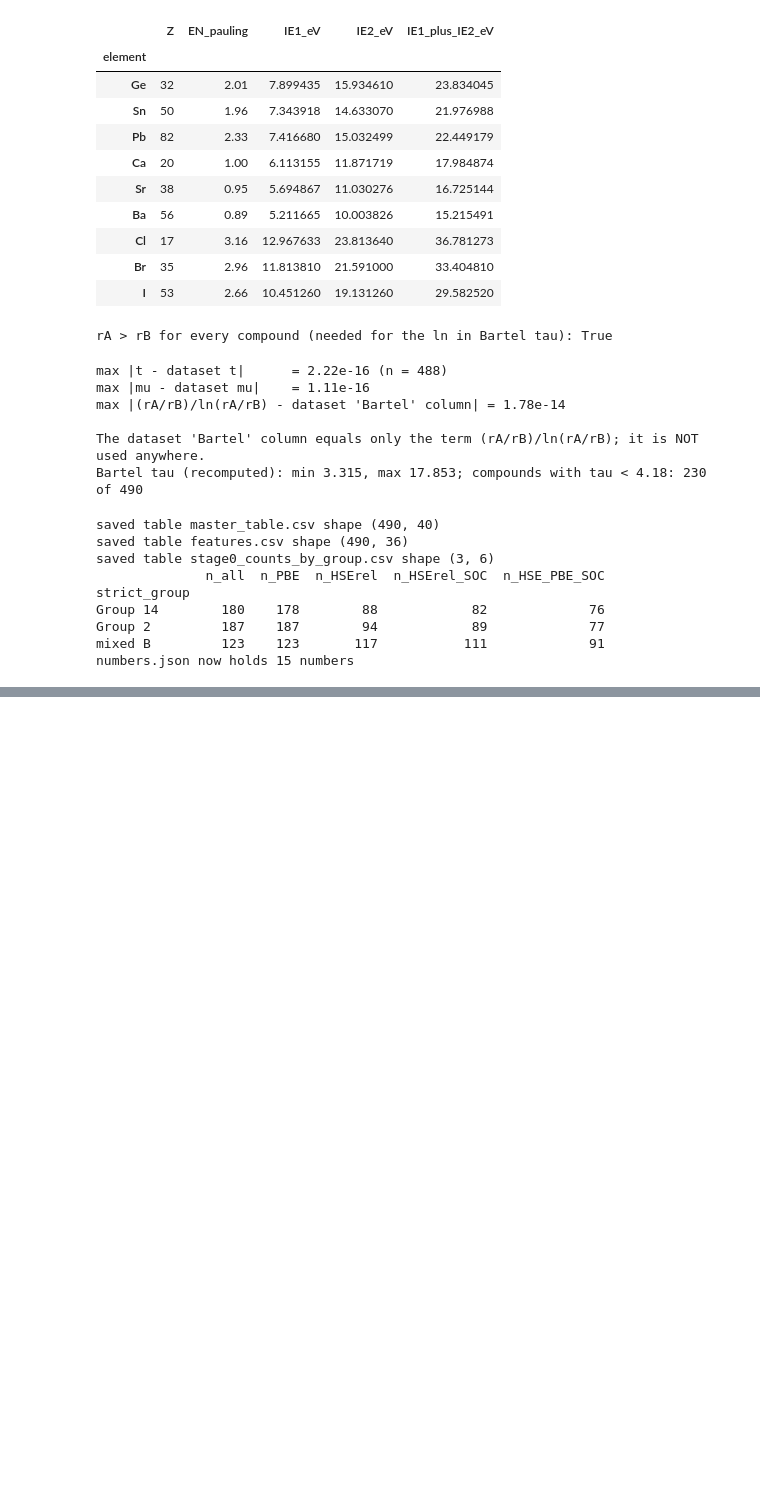
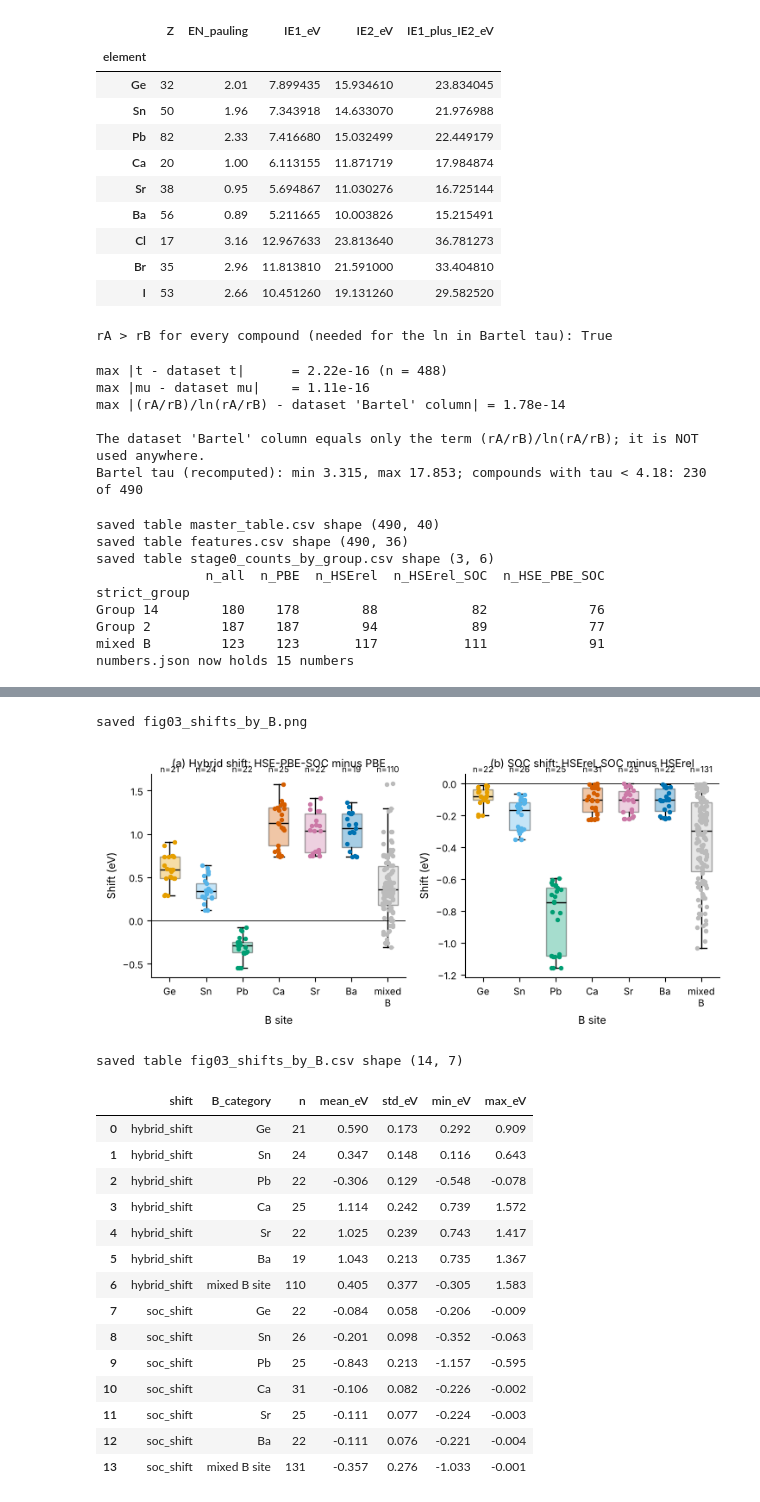
Before and after one commit to jatin-29/BTP-Perovskite, a Jupyter notebook: btp_perovskite.ipynb, the cells around one changed output, grey strips where cells are left out. Cells and saved outputs as stored; diff of their text form; code cells hidden in the pictures; blank space fills up the shorter version.

```diff
--- a/btp_perovskite.ipynb
+++ b/btp_perovskite.ipynb
@@ -648,0 +896,58 @@ numbers.json now holds 15 numbers
+# %%
+# fig03: hybrid shift and SOC shift by B element (single-B compounds) plus the mixed-B compounds
+categories = B_ELEMENTS + ["mixed B site"]
+category_colours = [COLOR_B[e] for e in B_ELEMENTS] + [COLOR_GROUP["mixed B"]]
+fig, axes = plt.subplots(1, 2, figsize=(7.4, 3.4))
+shift_rows = []
+for ax, shift_column, title, letter in zip(axes, ["hybrid_shift", "soc_shift"],
+                                           ["Hybrid shift: HSE-PBE-SOC minus PBE", "SOC shift: HSErel_SOC minus HSErel"], "ab"):
+    data_per_category = []
+    for category in categories:
+        values = features.loc[features["B_category"] == category, shift_column].dropna()
+        data_per_category.append(values.values)
+        shift_rows.append({"shift": shift_column, "B_category": category, "n": len(values), "mean_eV": values.mean(),
+                           "std_eV": values.std(), "min_eV": values.min(), "max_eV": values.max()})
+    box = ax.boxplot(data_per_category, widths=0.55, patch_artist=True, showfliers=False)
+    for patch, colour in zip(box["boxes"], category_colours):
+        patch.set_facecolor(colour)
+        patch.set_alpha(0.35)
+    for median_line in box["medians"]:
+        median_line.set_color("black")
+    rng = np.random.default_rng(RANDOM_STATE)
+    for position, (values, colour) in enumerate(zip(data_per_category, category_colours), start=1):
+        jitter = rng.uniform(-0.15, 0.15, size=len(values))
+        ax.scatter(position + jitter, values, s=8, color=colour, zorder=3)
+        ax.text(position, 1.01, "n=%d" % len(values), transform=ax.get_xaxis_transform(), ha="center", fontsize=7)
+    ax.axhline(0, color="black", linewidth=0.6)
+    ax.set_xticks(range(1, len(categories) + 1))
+    ax.set_xticklabels(["Ge", "Sn", "Pb", "Ca", "Sr", "Ba", "mixed\nB"])
+    ax.set_ylabel("Shift (eV)")
+    ax.set_xlabel("B site")
+    ax.set_title(title, pad=14)
+    panel_label(ax, letter)
+fig.tight_layout()
+save_fig(fig, "fig03_shifts_by_B")
+shift_table = pd.DataFrame(shift_rows).round(3)
+save_table(shift_table, "fig03_shifts_by_B")
+for row in shift_table.itertuples():
+    record("%s_mean_%s" % (row.shift, row.B_category.replace(" ", "_")), row.mean_eV, "stage 1", "single-B, n=%d" % row.n)
+shift_table
+# %% [output]
+saved fig03_shifts_by_B.png
+[figure, added]
+saved table fig03_shifts_by_B.csv shape (14, 7)
+|  | shift | B_category | n | mean_eV | std_eV | min_eV | max_eV |
+| 0 | hybrid_shift | Ge | 21 | 0.590 | 0.173 | 0.292 | 0.909 |
+| 1 | hybrid_shift | Sn | 24 | 0.347 | 0.148 | 0.116 | 0.643 |
+| 2 | hybrid_shift | Pb | 22 | -0.306 | 0.129 | -0.548 | -0.078 |
+| 3 | hybrid_shift | Ca | 25 | 1.114 | 0.242 | 0.739 | 1.572 |
+| 4 | hybrid_shift | Sr | 22 | 1.025 | 0.239 | 0.743 | 1.417 |
+| 5 | hybrid_shift | Ba | 19 | 1.043 | 0.213 | 0.735 | 1.367 |
+| 6 | hybrid_shift | mixed B site | 110 | 0.405 | 0.377 | -0.305 | 1.583 |
+| 7 | soc_shift | Ge | 22 | -0.084 | 0.058 | -0.206 | -0.009 |
+| 8 | soc_shift | Sn | 26 | -0.201 | 0.098 | -0.352 | -0.063 |
+| 9 | soc_shift | Pb | 25 | -0.843 | 0.213 | -1.157 | -0.595 |
+| 10 | soc_shift | Ca | 31 | -0.106 | 0.082 | -0.226 | -0.002 |
+| 11 | soc_shift | Sr | 25 | -0.111 | 0.077 | -0.224 | -0.003 |
+| 12 | soc_shift | Ba | 22 | -0.111 | 0.076 | -0.221 | -0.004 |
+| 13 | soc_shift | mixed B site | 131 | -0.357 | 0.276 | -1.033 | -0.001 |
```
Also changed, not shown: parts of 26 cells of this notebook, 33 other files.
